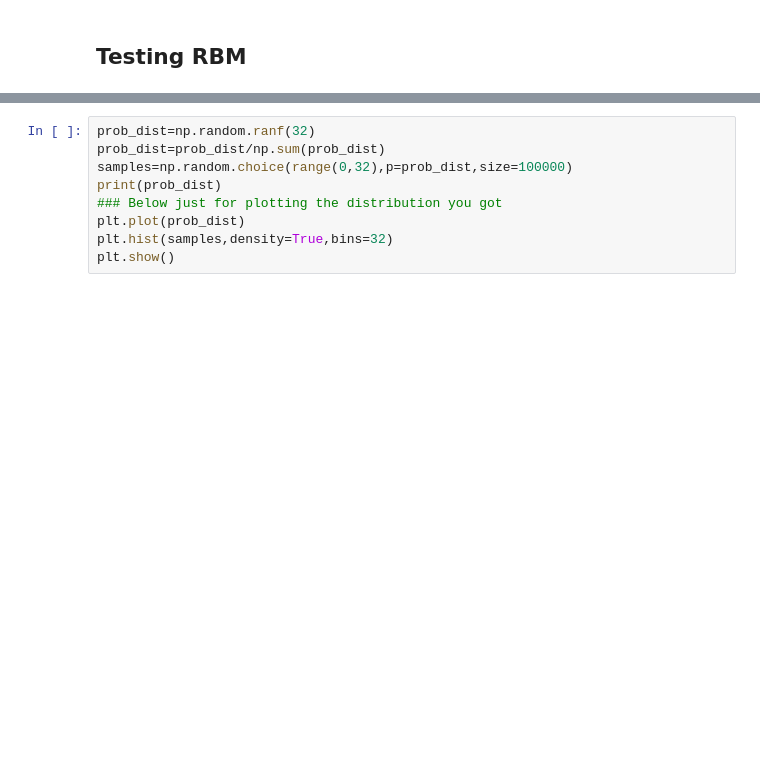
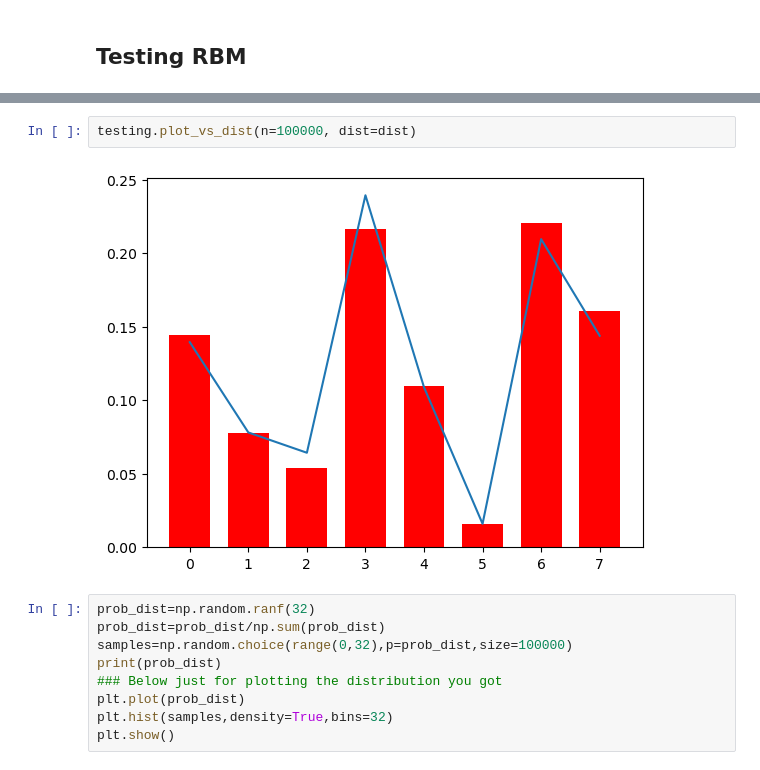
Before and after one commit to Max-Winga/Historic-ML-Techniques, a Jupyter notebook: Restricted Boltzmann Machines.ipynb, the cells around one changed output, grey strips where cells are left out. Drawn from its saved outputs; the diff is of its cells as text; blank space fills up the shorter version.

```diff
--- a/Restricted Boltzmann Machines.ipynb
+++ b/Restricted Boltzmann Machines.ipynb
@@ -144,3 +238,7 @@ class RBM():
+# %%
+testing.plot_vs_dist(n=100000, dist=dist)
+# %% [output]
+[figure, added]
 # %%
 prob_dist=np.random.ranf(32)
 prob_dist=prob_dist/np.sum(prob_dist)
```
Also changed, not shown: parts of 2 cells of this notebook.
